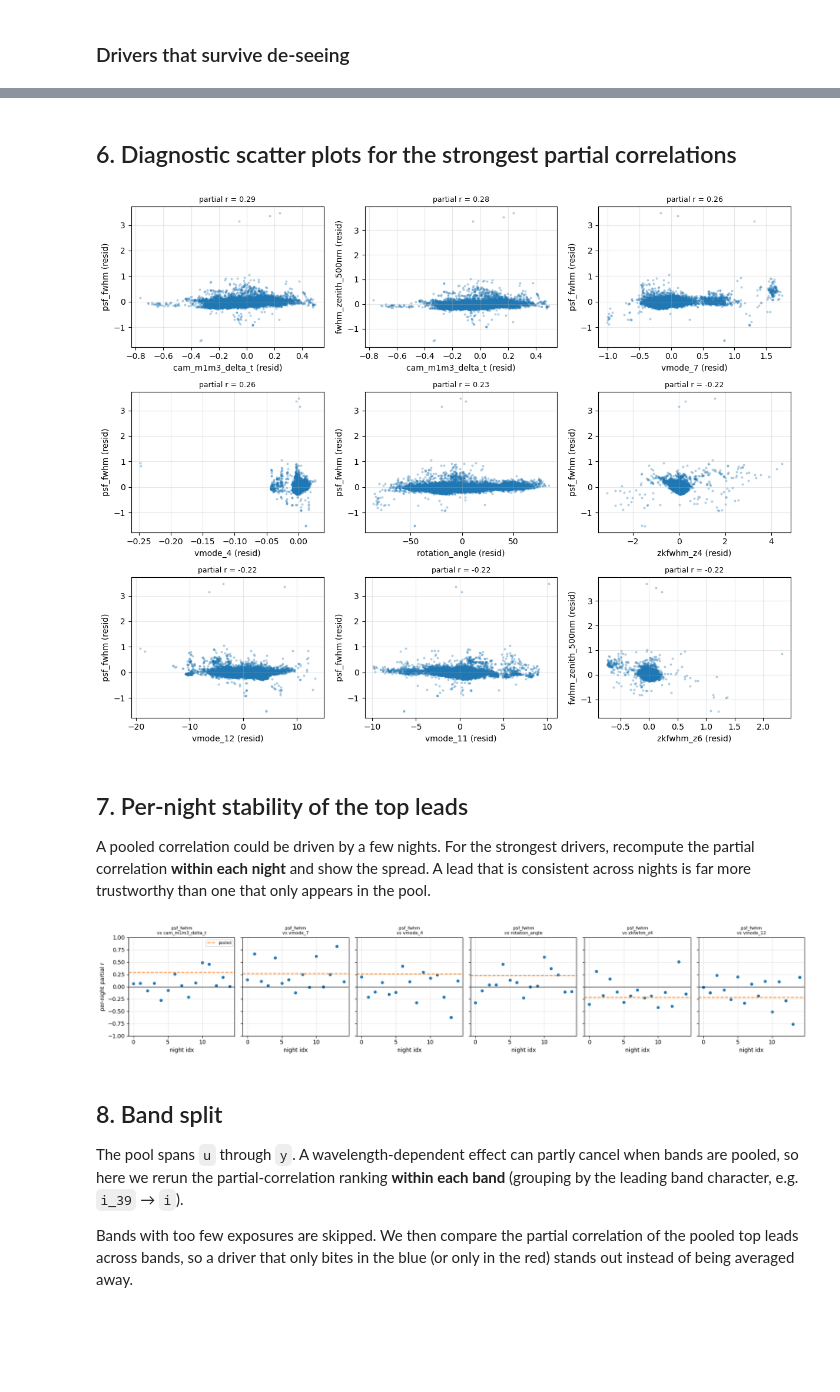
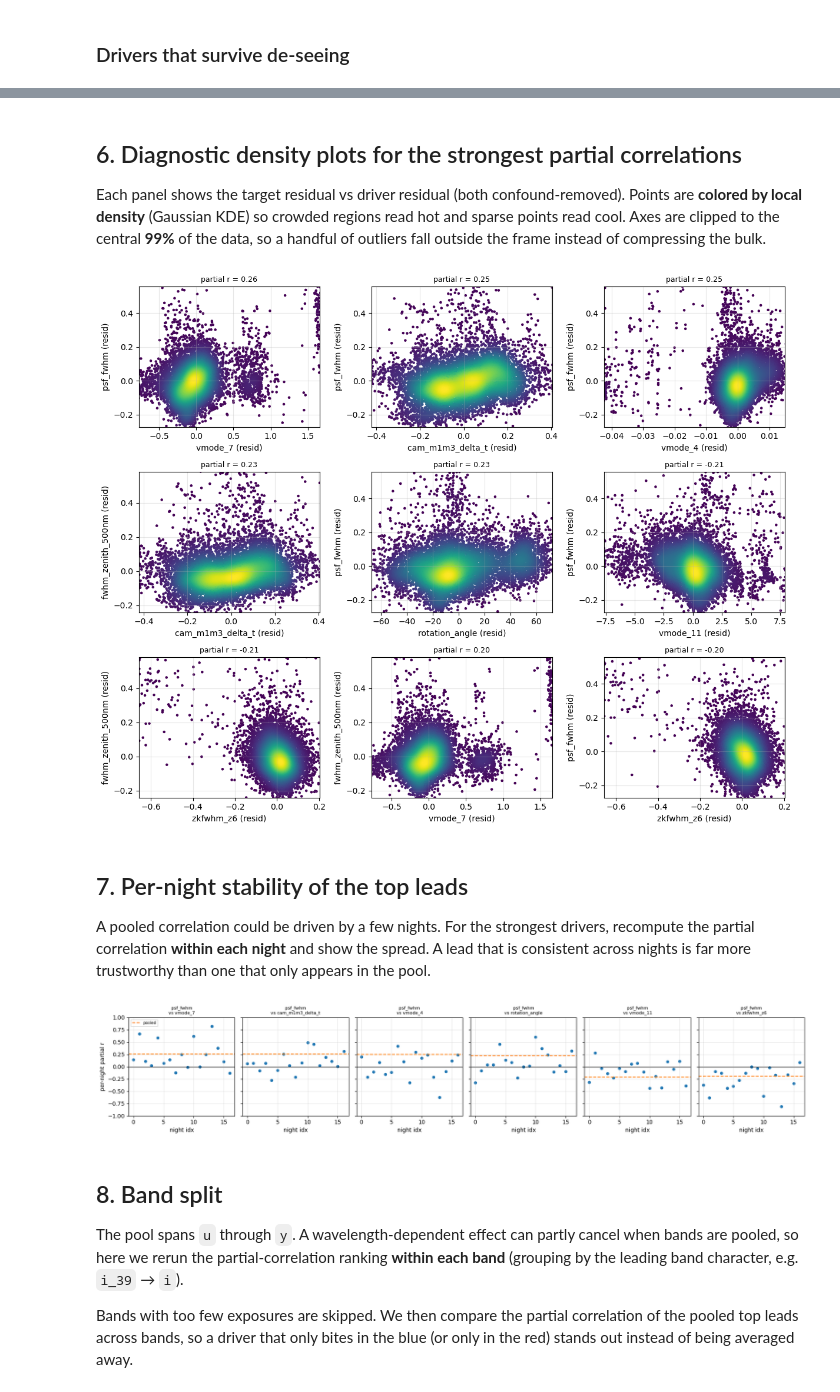
Before and after one commit to craiglagegit/claude-scons-db, a Jupyter notebook: src/claude_scons_db/notebooks/correlation_explorer_multinight.ipynb, the cells around one changed output, grey strips where cells are left out. Saved outputs shown, nothing was run; the diff lists cells and outputs as text; code cells hidden in the pictures; blank space fills up the shorter version.

```diff
--- a/src/claude_scons_db/notebooks/correlation_explorer_multinight.ipynb
+++ b/src/claude_scons_db/notebooks/correlation_explorer_multinight.ipynb
@@ -306,33 +306,59 @@ survivors[["target", "driver", "raw_r", "partial_r", "p", "n"]].head(30)
 # %% [markdown]
-## 6. Diagnostic scatter plots for the strongest partial correlations
+## 6. Diagnostic density plots for the strongest partial correlations
+
+Each panel shows the target residual vs driver residual (both confound-removed).
+Points are **colored by local density** (Gaussian KDE) so crowded regions read
+hot and sparse points read cool. Axes are clipped to the central **99%** of the
+data, so a handful of outliers fall outside the frame instead of compressing the bulk.
 # %%
-def scatter_partial(df, target, driver, confounds, ax):
+def scatter_partial(df, target, driver, confounds, ax, pct=99.0):
+    """Density-colored scatter of the confound-residualized target vs driver.
+
+    Points are colored by local density (Gaussian KDE) so crowded regions read
+    hot and sparse outliers read cool. Axes are clipped to the central `pct`%
+    of the data (default 99%) so outliers fall outside the frame rather than
+    compressing the bulk.
+    """
     s = df[[target, driver] + confounds].dropna()
     C = s[confounds].values
     ry = residualize(s[target].values, C)
     rd = residualize(s[driver].values, C)
-    ax.scatter(rd, ry, s=4, alpha=0.25)
+
+    # Local point density via Gaussian KDE; fall back to flat if degenerate.
+    try:
+        xy = np.vstack([rd, ry])
+        dens = stats.gaussian_kde(xy)(xy)
+    except Exception:
+        dens = np.ones_like(rd)
+    order = dens.argsort()  # draw densest points last (on top)
+    ax.scatter(rd[order], ry[order], c=dens[order], s=5, cmap="viridis")
+
     pr, _ = stats.spearmanr(ry, rd)
     ax.set_xlabel(f"{driver} (resid)")
     ax.set_ylabel(f"{target} (resid)")
     ax.set_title(f"partial r = {pr:.2f}", fontsize=9)
     ax.grid(alpha=0.3)
+
+    # Clip axes to central pct% (keep outliers off-frame).
+    lo, hi = (100 - pct) / 2, 100 - (100 - pct) / 2
+    ax.set_xlim(np.percentile(rd, lo), np.percentile(rd, hi))
+    ax.set_ylim(np.percentile(ry, lo), np.percentile(ry, hi))
 
 top = survivors.head(9)
 if len(top):
     ncol = 3
     nrow = int(np.ceil(len(top) / ncol))
     fig, axes = plt.subplots(nrow, ncol, figsize=(4 * ncol, 3.2 * nrow))
     axes = np.atleast_1d(axes).ravel()
     for ax, (_, r) in zip(axes, top.iterrows()):
         scatter_partial(feat, r["target"], r["driver"], CONFOUNDS, ax)
     for ax in axes[len(top):]:
         ax.axis("off")
     fig.tight_layout()
 else:
     print("No survivors to plot.")
 # %% [output]
-[figure, old version]
+[figure, new version]
 # %% [markdown]
 ## 7. Per-night stability of the top leads
 
@@ -376,7 +402,7 @@ if len(leads):
 else:
     print("No leads to check.")
 # %% [output]
-[figure, old version]
+[figure, new version]
 # %% [markdown]
 ## 8. Band split
 
```
Also changed, not shown: parts of 10 cells of this notebook.
